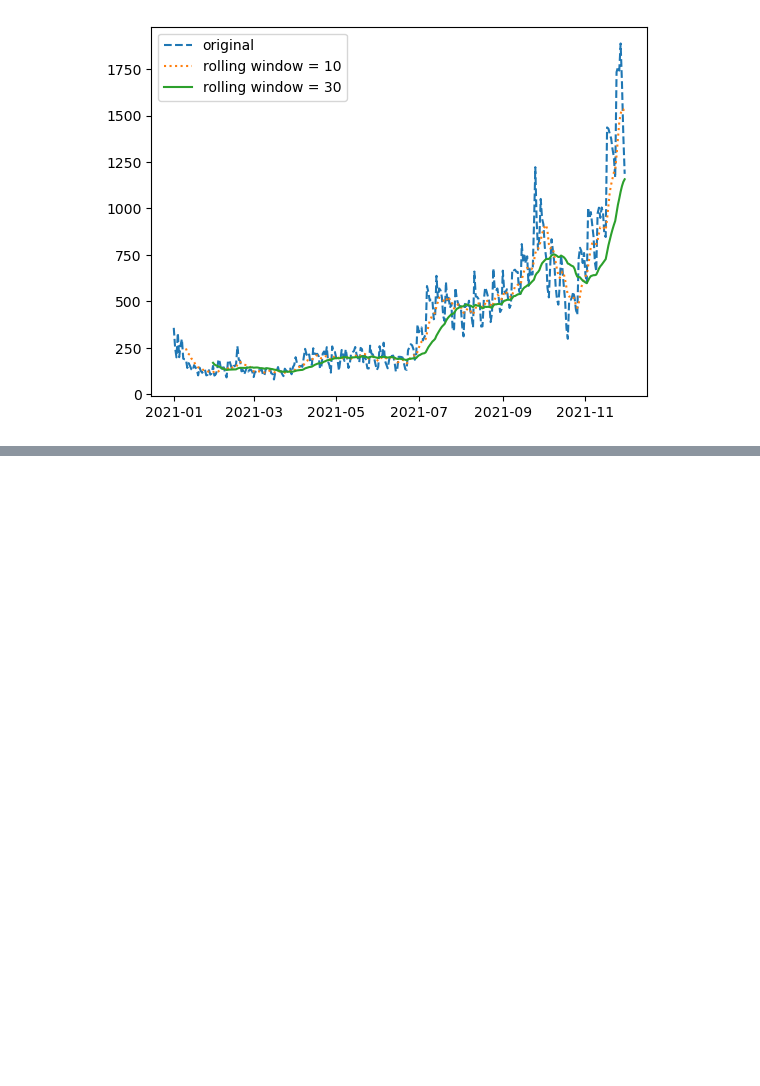
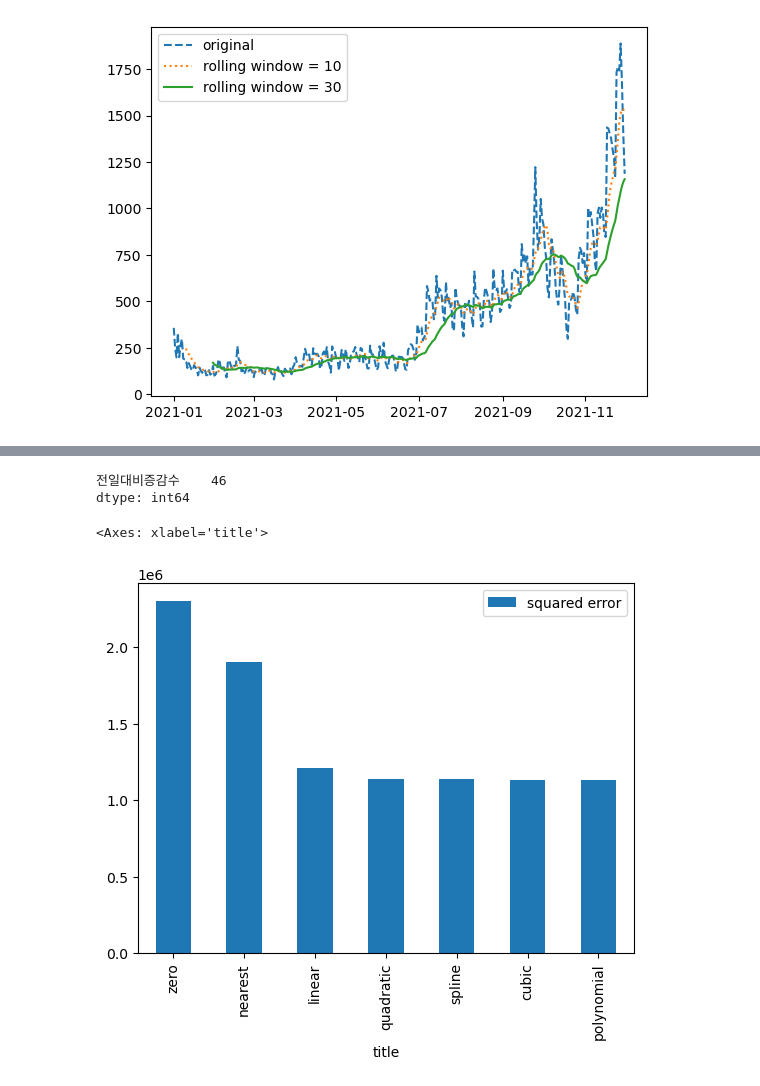
Before and after one commit to Junoflows/ADP, a Jupyter notebook: 교재 정리/12. 시계열 분석.ipynb, the cells around one changed output, grey strips where cells are left out. Drawn from its saved outputs; the diff is of its cells as text; code cells hidden in the pictures; blank space fills up the shorter version.

```diff
--- a/교재 정리/12. 시계열 분석.ipynb
+++ b/교재 정리/12. 시계열 분석.ipynb
@@ -149,0 +385,6 @@ plt.show()
+# %%
+ts = pd.read_csv('./data/12_covid19.csv', encoding = 'cp949')
+ts['날짜'] = ts['날짜'].astype('datetime64')
+ts = ts[['날짜', '전일대비증감수']]
+ts.set_index('날짜', inplace = True)
+ts.head()
@@ -149,0 +399,35 @@ plt.show()
+# %%
+# 결측치 있는 데이터로 만들기
+ts_na = ts.copy()
+import numpy as np
+random_numbers = np.random.randint(0, len(ts)-1, 50)
+for num in random_numbers:
+    ts_na.iloc[num, :] = np.nan
+
+ts_na.isnull().sum()
+# %% [output]
+전일대비증감수    46
+dtype: int64
+# %%
+# 각종 보간 후, 실제 데이터와의 비교
+linear = ts_na.interpolate(method = 'linear')
+nearest = ts_na.interpolate(method = 'nearest')
+zero = ts_na.interpolate(method = 'zero')
+quadratic = ts_na.interpolate(method = 'quadratic')
+cubic = ts_na.interpolate(method = 'cubic')
+spline = ts_na.interpolate(method = 'spline', order = 2)
+polynomial = ts_na.interpolate(method = 'polynomial', order = 3)
+
+titles = ['linear', 'nearest', 'zero', 'quadratic', 'cubic' , 'spline', 'polynomial']
+data_list = [linear, nearest, zero, quadratic, cubic, spline, polynomial]
+sqrd_error = []
+for title, data in zip(titles, data_list):
+    sqrd_e = sum((ts - data)['전일대비증감수'] ** 2)
+    sqrd_error.append(int(sqrd_e))
+
+result = pd.DataFrame({'title' : titles, 'error' : sqrd_error}).sort_values(by = 'error', ascending = False)
+
+result.plot.bar(x = 'title', y = 'error', label = 'squared error')
+# %% [output]
+<Axes: xlabel='title'>
+[figure, added]
```
Also changed, not shown: parts of 39 cells of this notebook.
